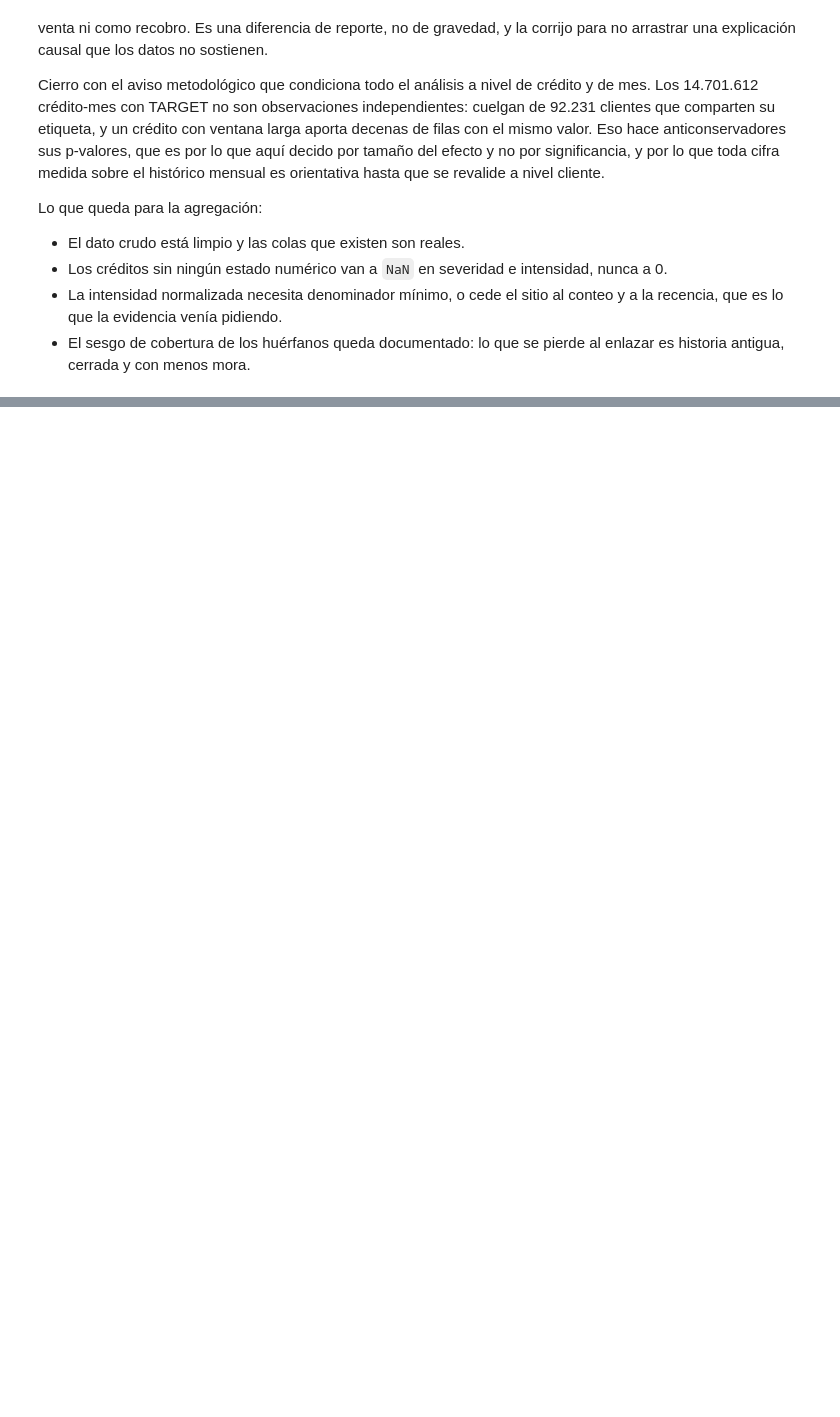
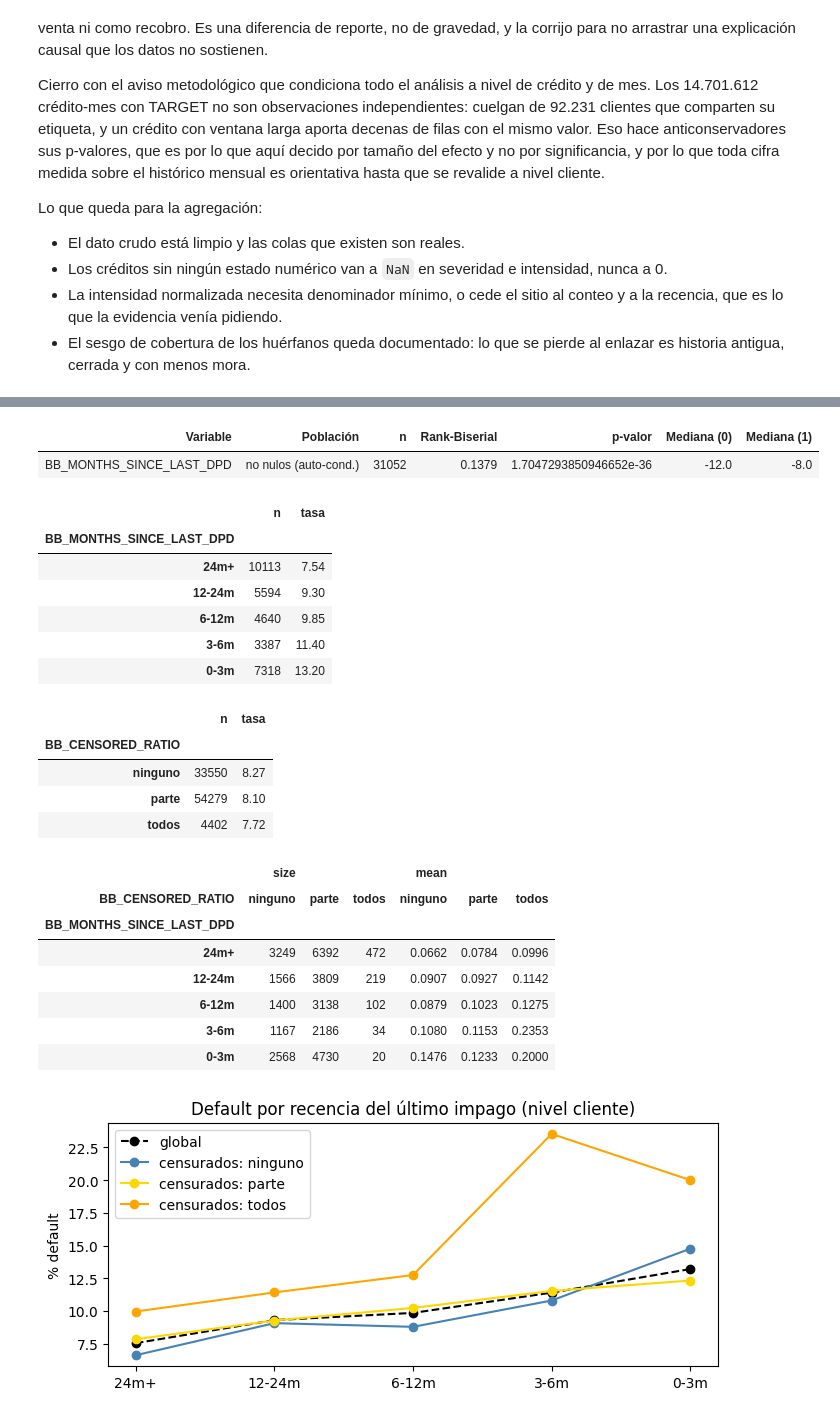
Before and after one commit to yeraybc/home-credit-default-risk, a Jupyter notebook: notebooks/03_eda_bureau_balance.ipynb, the cells around one changed output, grey strips where cells are left out. Saved outputs shown, nothing was run; the diff lists cells and outputs as text; code cells hidden in the pictures; blank space fills up the shorter version.

```diff
--- a/notebooks/03_eda_bureau_balance.ipynb
+++ b/notebooks/03_eda_bureau_balance.ipynb
@@ -863,0 +1076,13 @@ Lo que queda para la agregación:
+# %%
+# ¿cuántos meses reportados hacen falta?
+for k in [1, 3, 6, 12]:
+    pop = df["BB_MONTHS_REPORTED"].ge(k) & df["BB_PCT_MONTHS_DPD"].notna()
+    x0, x1 = df.loc[pop & (df["TARGET"] == 0), "BB_PCT_MONTHS_DPD"], df.loc[pop & (df["TARGET"] == 1), "BB_PCT_MONTHS_DPD"]
+    u, p = mannwhitneyu(x0, x1)
+    print(f"meses reportados de {k} en adelante: n={int(pop.sum()):,} | "
+          f"rank-biserial={abs(2 * u / (len(x0) * len(x1)) - 1):.4f} (p={p:.1e})")
+
+df.loc[df["BB_MONTHS_REPORTED"] < 6, "BB_PCT_MONTHS_DPD"] = np.nan  # denominador mínimo de 6 meses
+
+# medición principal de las continuas de mora
+ev.evaluar_continuas(ejes)
@@ -863,0 +1099,48 @@ Lo que queda para la agregación:
+# %%
+# recencia del último impago: lo que el snapshot de bureau no puede ver
+ev.evaluar_continuas(["BB_MONTHS_SINCE_LAST_DPD"])
+binsr = pd.cut(df["BB_MONTHS_SINCE_LAST_DPD"], [-97, -24, -12, -6, -3, 1],
+               labels=["24m+", "12-24m", "6-12m", "3-6m", "0-3m"])
+tabr = df.groupby(binsr, observed=True)["TARGET"].agg(n="size", tasa="mean")
+tabr["tasa"] = (tabr["tasa"] * 100).round(2)
+display(tabr)
+
+# ¿riesgo o efecto de la ventana? mismo corte por proporción de créditos que dejan de reportarse
+censb = pd.cut(df["BB_CENSORED_RATIO"], [-0.01, 0.001, 0.999, 1.01], labels=["ninguno", "parte", "todos"])
+tabc = df[has].groupby(censb[has], observed=True)["TARGET"].agg(n="size", tasa="mean")
+tabc["tasa"] = (tabc["tasa"] * 100).round(2)
+display(tabc)
+estr = df[any_dpd].pivot_table(index=binsr[any_dpd], columns=censb[any_dpd], values="TARGET",
+                               aggfunc=["size", "mean"], observed=True)
+display(estr.round(4))
+
+fig, ax = plt.subplots(figsize=(7, 3.2))
+ax.plot(tabr.index.astype(str), tabr["tasa"], "o--", color="black", label="global")
+for cens, color in [("ninguno", COLOR_NODEF), ("parte", "gold"), ("todos", "orange")]:
+    ax.plot(tabr.index.astype(str), estr[("mean", cens)] * 100, "o-", color=color, label=f"censurados: {cens}")
+ax.set(title="Default por recencia del último impago (nivel cliente)", ylabel="% default")
+ax.legend(); plt.tight_layout(); plt.show()
+# %% [output]
+| Variable | Población | n | Rank-Biserial | p-valor | Mediana (0) | Mediana (1) |
+| BB_MONTHS_SINCE_LAST_DPD | no nulos (auto-cond.) | 31052 | 0.1379 | 1.7047293850946652e-36 | -12.0 | -8.0 |
+|  | n | tasa |
+| BB_MONTHS_SINCE_LAST_DPD |  |  |
+| 24m+ | 10113 | 7.54 |
+| 12-24m | 5594 | 9.30 |
+| 6-12m | 4640 | 9.85 |
+| 3-6m | 3387 | 11.40 |
+| 0-3m | 7318 | 13.20 |
+|  | n | tasa |
+| BB_CENSORED_RATIO |  |  |
+| ninguno | 33550 | 8.27 |
+| parte | 54279 | 8.10 |
+| todos | 4402 | 7.72 |
+|  | size |  |  | mean |  |  |
+| BB_CENSORED_RATIO | ninguno | parte | todos | ninguno | parte | todos |
+| BB_MONTHS_SINCE_LAST_DPD |  |  |  |  |  |  |
+| 24m+ | 3249 | 6392 | 472 | 0.0662 | 0.0784 | 0.0996 |
+| 12-24m | 1566 | 3809 | 219 | 0.0907 | 0.0927 | 0.1142 |
+| 6-12m | 1400 | 3138 | 102 | 0.0879 | 0.1023 | 0.1275 |
+| 3-6m | 1167 | 2186 | 34 | 0.1080 | 0.1153 | 0.2353 |
+| 0-3m | 2568 | 4730 | 20 | 0.1476 | 0.1233 | 0.2000 |
+[figure, added]
```
Also changed, not shown: parts of 29 cells of this notebook, 1 other file.
